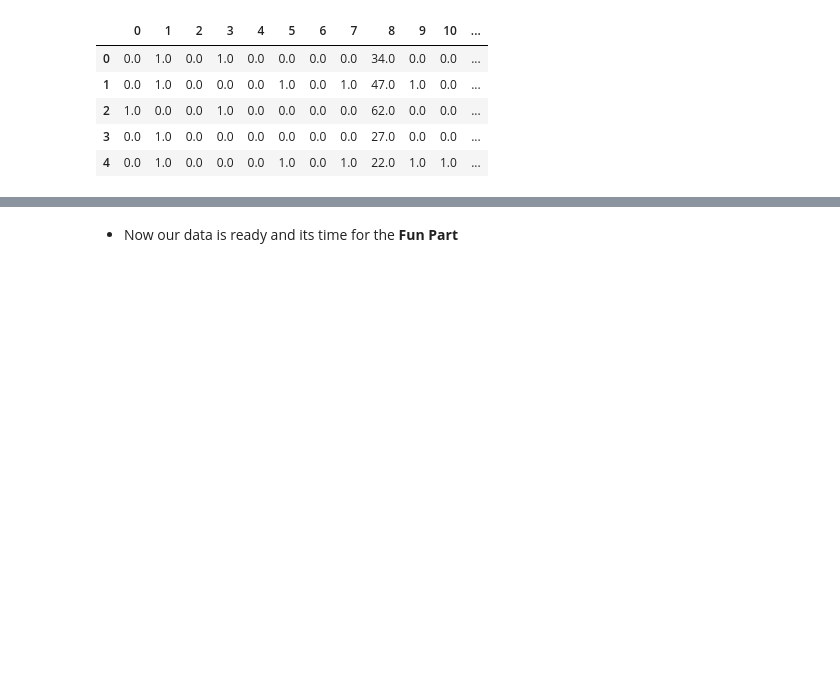
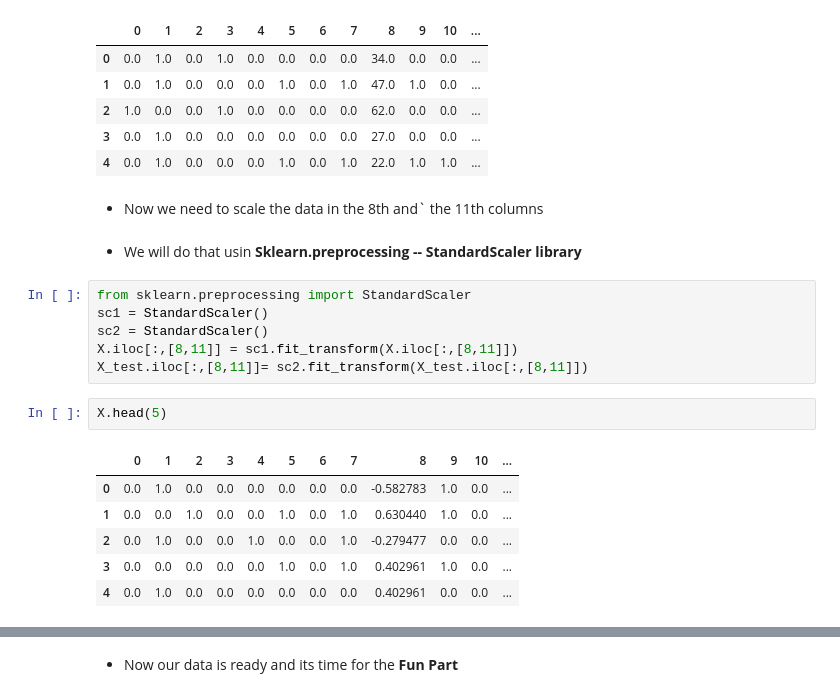
Before and after one commit to abhinavg8/titanic-kaggle-master, a Jupyter notebook: Titanic.ipynb, the cells around one changed output, grey strips where cells are left out. Cells and saved outputs as stored; diff of their text form; blank space fills up the shorter version.

```diff
--- a/Titanic.ipynb
+++ b/Titanic.ipynb
@@ -466,3 +466,22 @@ X_test.head(5)
 | 2 | 1.0 | 0.0 | 0.0 | 1.0 | 0.0 | 0.0 | 0.0 | 0.0 | 62.0 | 0.0 | 0.0 | ... |
 | 3 | 0.0 | 1.0 | 0.0 | 0.0 | 0.0 | 0.0 | 0.0 | 0.0 | 27.0 | 0.0 | 0.0 | ... |
 | 4 | 0.0 | 1.0 | 0.0 | 0.0 | 0.0 | 1.0 | 0.0 | 1.0 | 22.0 | 1.0 | 1.0 | ... |
+# %% [markdown]
+   * Now we need to scale the data in the 8th and` the 11th columns
+# %% [markdown]
+   * We will do that usin **Sklearn.preprocessing -- StandardScaler library**
+# %%
+from sklearn.preprocessing import StandardScaler
+sc1 = StandardScaler()
+sc2 = StandardScaler()
+X.iloc[:,[8,11]] = sc1.fit_transform(X.iloc[:,[8,11]])
+X_test.iloc[:,[8,11]]= sc2.fit_transform(X_test.iloc[:,[8,11]])
+# %%
+X.head(5)
+# %% [output]
+|  | 0 | 1 | 2 | 3 | 4 | 5 | 6 | 7 | 8 | 9 | 10 | ... |
+| 0 | 0.0 | 1.0 | 0.0 | 0.0 | 0.0 | 0.0 | 0.0 | 0.0 | -0.582783 | 1.0 | 0.0 | ... |
+| 1 | 0.0 | 0.0 | 1.0 | 0.0 | 0.0 | 1.0 | 0.0 | 1.0 | 0.630440 | 1.0 | 0.0 | ... |
+| 2 | 0.0 | 1.0 | 0.0 | 0.0 | 1.0 | 0.0 | 0.0 | 1.0 | -0.279477 | 0.0 | 0.0 | ... |
+| 3 | 0.0 | 0.0 | 0.0 | 0.0 | 0.0 | 1.0 | 0.0 | 1.0 | 0.402961 | 1.0 | 0.0 | ... |
+| 4 | 0.0 | 1.0 | 0.0 | 0.0 | 0.0 | 0.0 | 0.0 | 0.0 | 0.402961 | 0.0 | 0.0 | ... |
```
Also changed, not shown: parts of 14 cells of this notebook.
